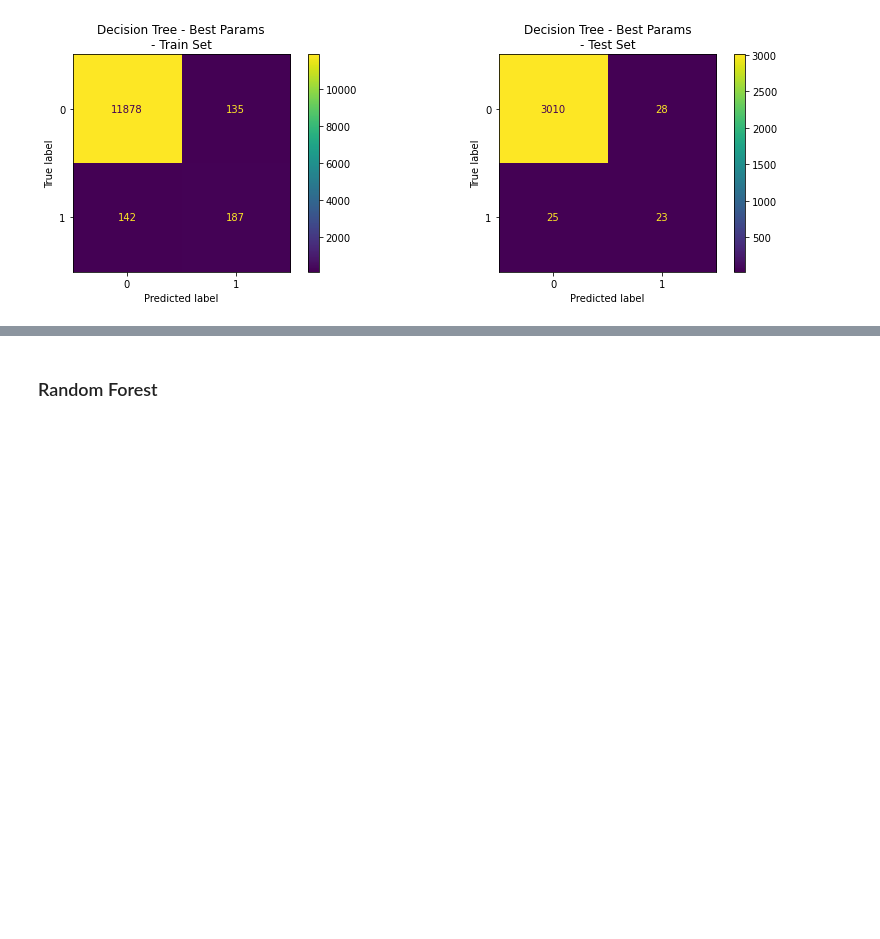
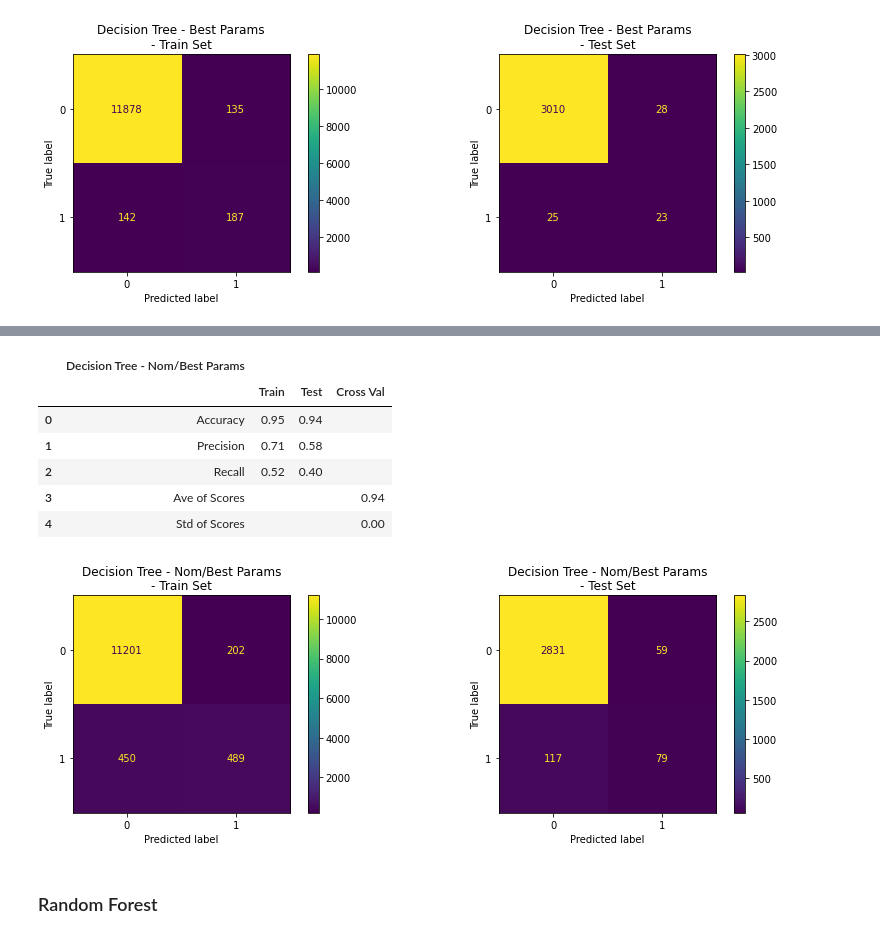
Before and after one commit to tthaopham/Oscars_Predictions, a Jupyter notebook: imdb_machine_learning.ipynb, the cells around one changed output, grey strips where cells are left out. Saved outputs shown, nothing was run; the diff lists cells and outputs as text; code cells hidden in the pictures; blank space fills up the shorter version.

```diff
--- a/imdb_machine_learning.ipynb
+++ b/imdb_machine_learning.ipynb
@@ -569,3 +649,17 @@ model_evaluation(X_train, X_test, y_train, y_test, 5, model_pipeline, model_name
+# %%
+model_pipeline = [dtc_nom]
+model_names = ['Decision Tree - Nom/Best Params']
+plot_confusion_matrix_2(X_rating_nom_train, X_rating_nom_test, y_rating_nom_train, y_rating_nom_test, model_pipeline, model_names)
+model_evaluation(X_rating_nom_train, X_rating_nom_test, y_rating_nom_train, y_rating_nom_test, 5, model_pipeline, model_names)
+# %% [output]
+|  | Decision Tree - Nom/Best Params |  |  |  |
+|  |  | Train | Test | Cross Val |
+| 0 | Accuracy | 0.95 | 0.94 |  |
+| 1 | Precision | 0.71 | 0.58 |  |
+| 2 | Recall | 0.52 | 0.40 |  |
+| 3 | Ave of Scores |  |  | 0.94 |
+| 4 | Std of Scores |  |  | 0.00 |
+[figure, added]
 # %% [markdown]
 ### Random Forest
 # %% [markdown]
```
Also changed, not shown: parts of 44 cells of this notebook.
